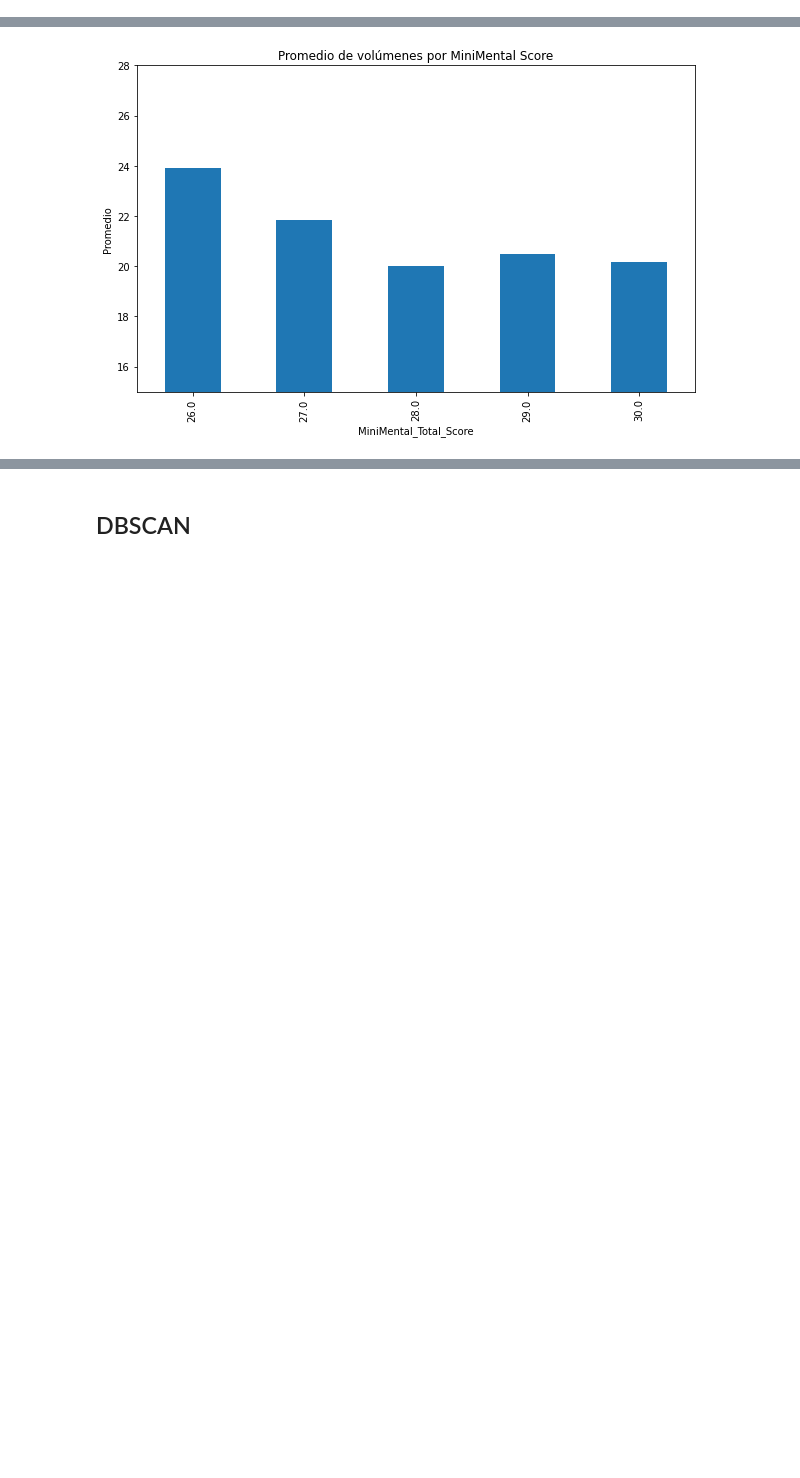
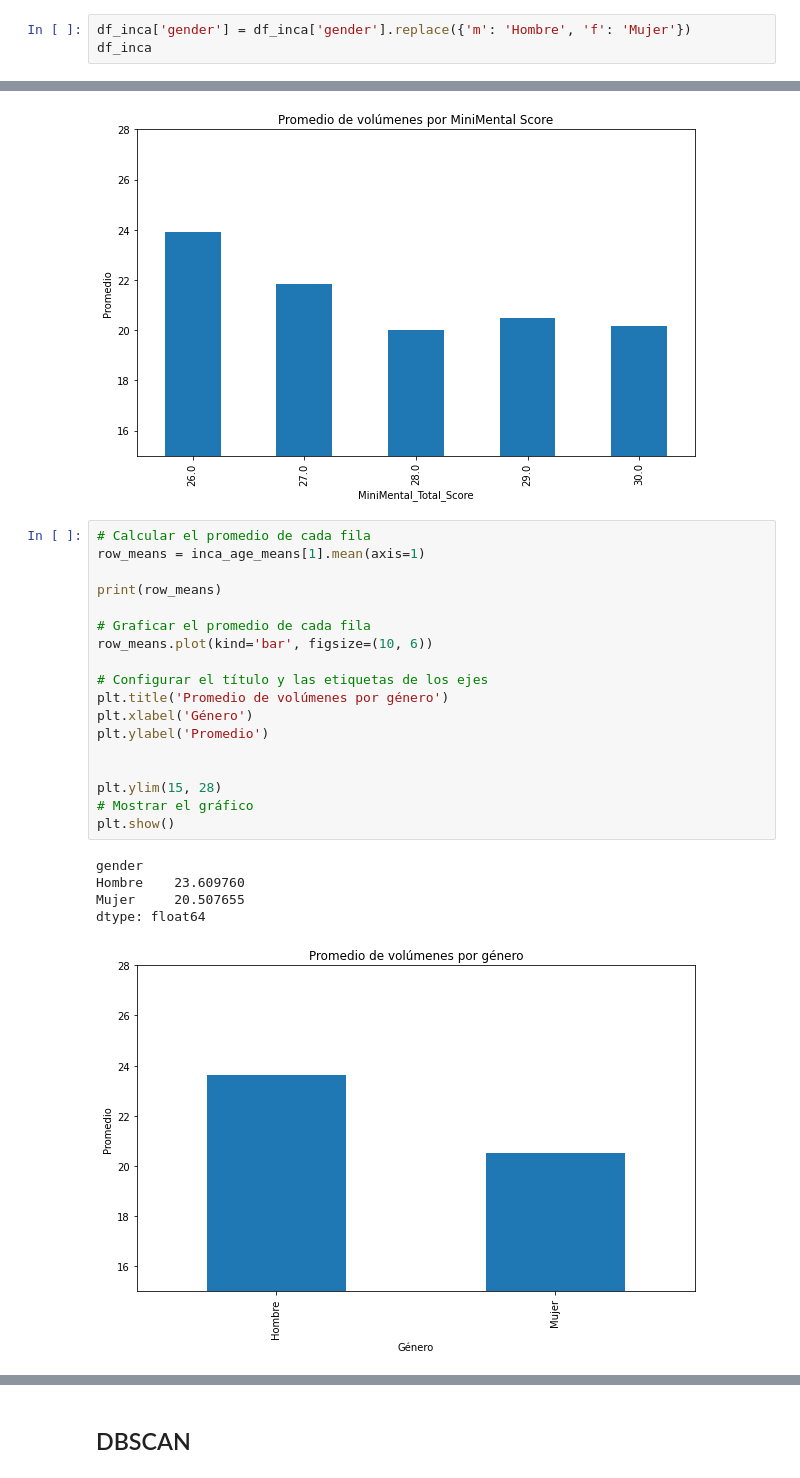
Before and after one commit to Palmitas/proyect-rec-patrones, a Jupyter notebook: cod-proyecto-analisis copy.ipynb, the cells around one changed output, grey strips where cells are left out. Saved outputs shown, nothing was run; the diff lists cells and outputs as text; blank space fills up the shorter version.

```diff
--- a/cod-proyecto-analisis copy.ipynb
+++ b/cod-proyecto-analisis copy.ipynb
@@ -308 +314,4 @@ See the caveats in the documentation: https://pandas.pydata.org/pandas-docs/stab
 227 rows × 102 columns
+# %%
+df_inca['gender'] = df_inca['gender'].replace({'m': 'Hombre', 'f': 'Mujer'})
+df_inca
@@ -818,5 +874,29 @@ MiniMental_Total_Score
 30.0    20.159645
 dtype: float64
 [figure]
+# %%
+# Calcular el promedio de cada fila
+row_means = inca_age_means[1].mean(axis=1)
+
+print(row_means)
+
+# Graficar el promedio de cada fila
+row_means.plot(kind='bar', figsize=(10, 6))
+
+# Configurar el título y las etiquetas de los ejes
+plt.title('Promedio de volúmenes por género')
+plt.xlabel('Género')
+plt.ylabel('Promedio')
+
+
+plt.ylim(15, 28)
+# Mostrar el gráfico
+plt.show()
+# %% [output]
+gender
+Hombre    23.609760
+Mujer     20.507655
+dtype: float64
+[figure, added]
 # %%
 # Calcular el promedio de cada fila
```
Also changed, not shown: parts of 11 cells of this notebook.
